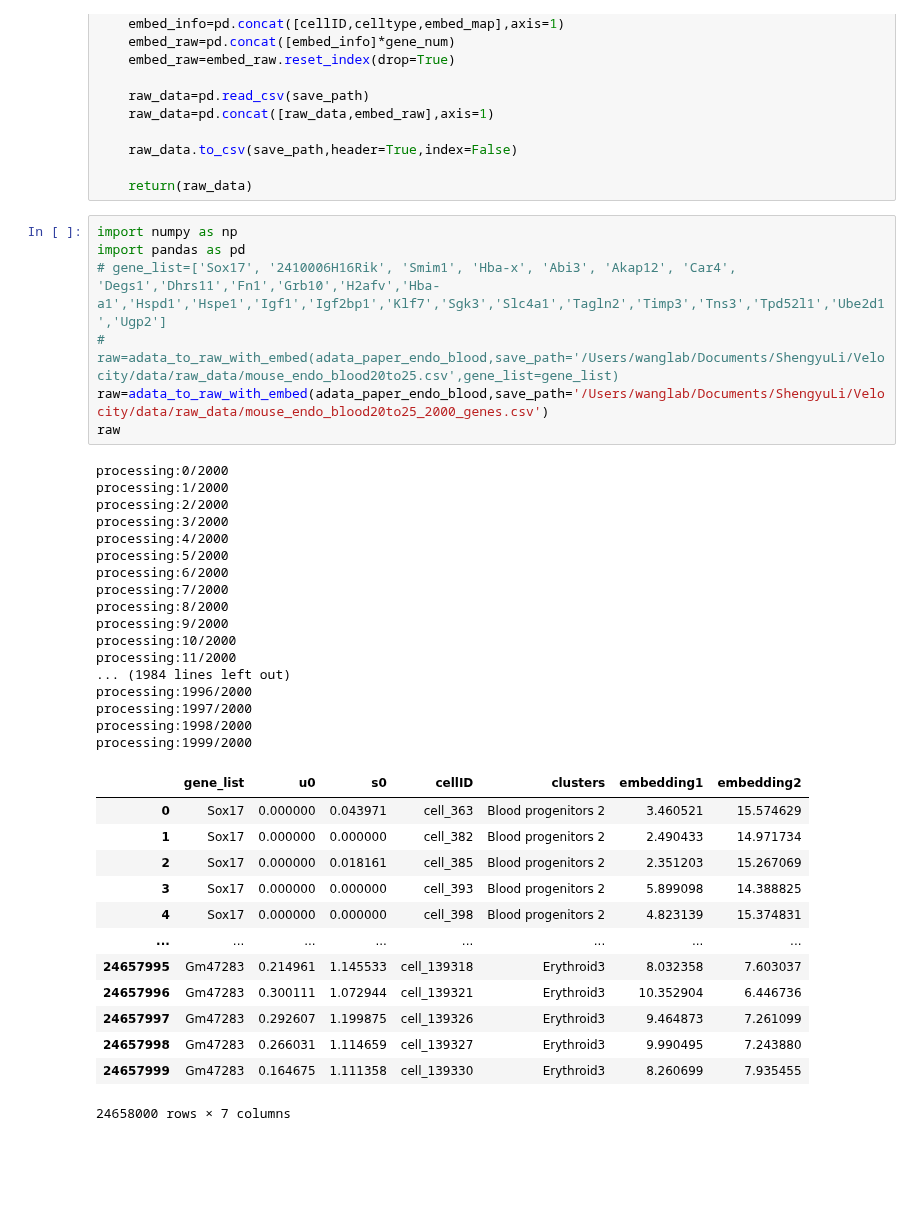
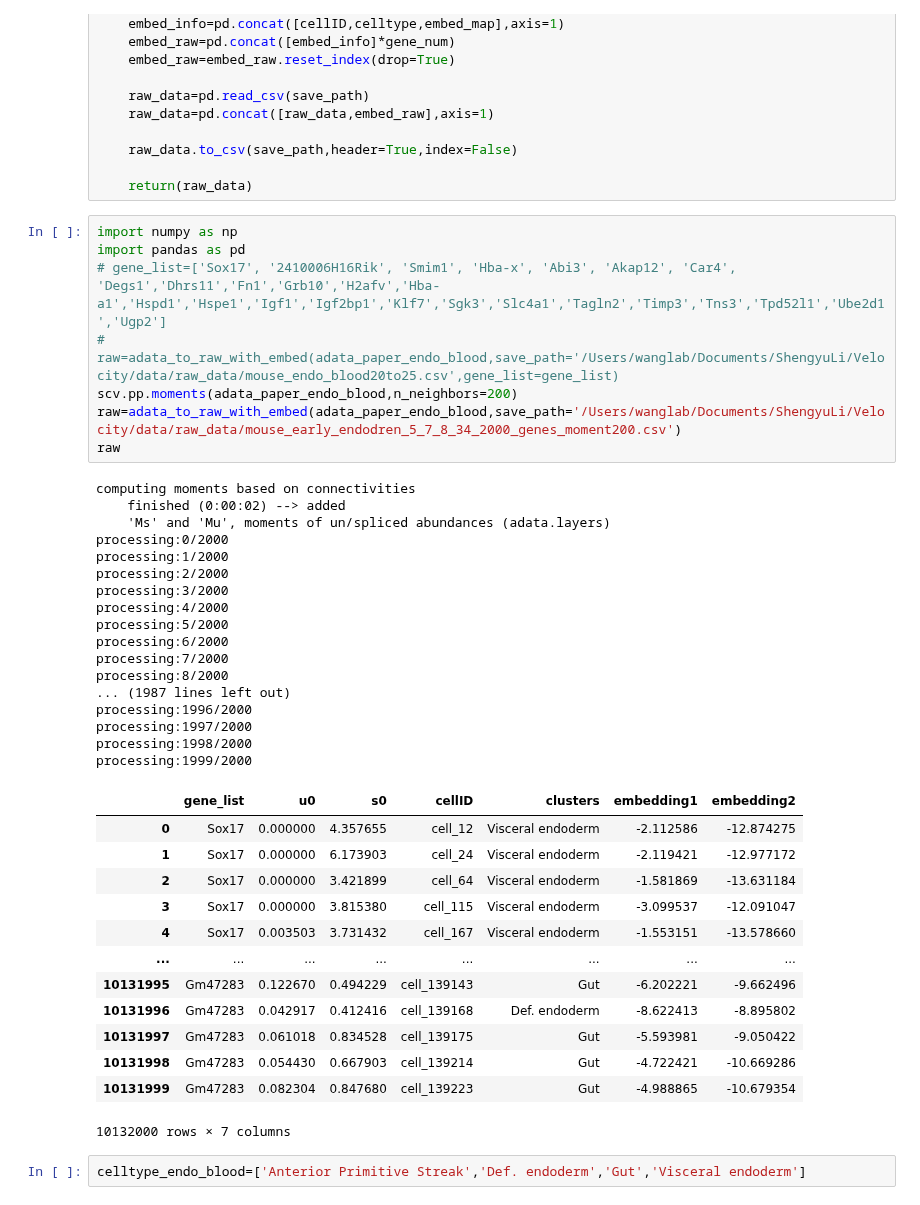
Before and after one commit to GuangyuWangLab2021/cellDancer, a Jupyter notebook: src/analysis_GAS_jmlab_get_early_endoderm.ipynb, the cells around one changed output. Drawn from its saved outputs; the diff is of its cells as text; blank space fills up the shorter version.

```diff
--- a/src/analysis_GAS_jmlab_get_early_endoderm.ipynb
+++ b/src/analysis_GAS_jmlab_get_early_endoderm.ipynb
@@ -185,38 +186,41 @@ def adata_to_raw_with_embed(adata,save_path,gene_list=None):
 # %%
 import numpy as np
 import pandas as pd
 # gene_list=['Sox17', '2410006H16Rik', 'Smim1', 'Hba-x', 'Abi3', 'Akap12', 'Car4', 'Degs1','Dhrs11','Fn1','Grb10','H2afv','Hba-a1','Hspd1','Hspe1','Igf1','Igf2bp1','Klf7','Sgk3','Slc4a1','Tagln2','Timp3','Tns3','Tpd52l1','Ube2d1','Ugp2']
 # raw=adata_to_raw_with_embed(adata_paper_endo_blood,save_path='/Users/wanglab/Documents/ShengyuLi/Velocity/data/raw_data/mouse_endo_blood20to25.csv',gene_list=gene_list)
-raw=adata_to_raw_with_embed(adata_paper_endo_blood,save_path='/Users/wanglab/Documents/ShengyuLi/Velocity/data/raw_data/mouse_endo_blood20to25_2000_genes.csv')
+scv.pp.moments(adata_paper_endo_blood,n_neighbors=200)
+raw=adata_to_raw_with_embed(adata_paper_endo_blood,save_path='/Users/wanglab/Documents/ShengyuLi/Velocity/data/raw_data/mouse_early_endodren_5_7_8_34_2000_genes_moment200.csv')
 raw
 # %% [output]
+computing moments based on connectivities
+    finished (0:00:02) --> added
+    'Ms' and 'Mu', moments of un/spliced abundances (adata.layers)
 processing:0/2000
 processing:1/2000
 processing:2/2000
 processing:3/2000
 processing:4/2000
 processing:5/2000
 processing:6/2000
 processing:7/2000
 processing:8/2000
-processing:9/2000
-processing:10/2000
-processing:11/2000
-... (1984 lines left out)
+... (1987 lines left out)
 processing:1996/2000
 processing:1997/2000
 processing:1998/2000
 processing:1999/2000
 |  | gene_list | u0 | s0 | cellID | clusters | embedding1 | embedding2 |
-| 0 | Sox17 | 0.000000 | 0.043971 | cell_363 | Blood progenitors 2 | 3.460521 | 15.574629 |
-| 1 | Sox17 | 0.000000 | 0.000000 | cell_382 | Blood progenitors 2 | 2.490433 | 14.971734 |
-| 2 | Sox17 | 0.000000 | 0.018161 | cell_385 | Blood progenitors 2 | 2.351203 | 15.267069 |
-| 3 | Sox17 | 0.000000 | 0.000000 | cell_393 | Blood progenitors 2 | 5.899098 | 14.388825 |
-| 4 | Sox17 | 0.000000 | 0.000000 | cell_398 | Blood progenitors 2 | 4.823139 | 15.374831 |
+| 0 | Sox17 | 0.000000 | 4.357655 | cell_12 | Visceral endoderm | -2.112586 | -12.874275 |
+| 1 | Sox17 | 0.000000 | 6.173903 | cell_24 | Visceral endoderm | -2.119421 | -12.977172 |
+| 2 | Sox17 | 0.000000 | 3.421899 | cell_64 | Visceral endoderm | -1.581869 | -13.631184 |
+| 3 | Sox17 | 0.000000 | 3.815380 | cell_115 | Visceral endoderm | -3.099537 | -12.091047 |
+| 4 | Sox17 | 0.003503 | 3.731432 | cell_167 | Visceral endoderm | -1.553151 | -13.578660 |
 | ... | ... | ... | ... | ... | ... | ... | ... |
-| 24657995 | Gm47283 | 0.214961 | 1.145533 | cell_139318 | Erythroid3 | 8.032358 | 7.603037 |
-| 24657996 | Gm47283 | 0.300111 | 1.072944 | cell_139321 | Erythroid3 | 10.352904 | 6.446736 |
-| 24657997 | Gm47283 | 0.292607 | 1.199875 | cell_139326 | Erythroid3 | 9.464873 | 7.261099 |
-| 24657998 | Gm47283 | 0.266031 | 1.114659 | cell_139327 | Erythroid3 | 9.990495 | 7.243880 |
-| 24657999 | Gm47283 | 0.164675 | 1.111358 | cell_139330 | Erythroid3 | 8.260699 | 7.935455 |
+| 10131995 | Gm47283 | 0.122670 | 0.494229 | cell_139143 | Gut | -6.202221 | -9.662496 |
+| 10131996 | Gm47283 | 0.042917 | 0.412416 | cell_139168 | Def. endoderm | -8.622413 | -8.895802 |
+| 10131997 | Gm47283 | 0.061018 | 0.834528 | cell_139175 | Gut | -5.593981 | -9.050422 |
+| 10131998 | Gm47283 | 0.054430 | 0.667903 | cell_139214 | Gut | -4.722421 | -10.669286 |
+| 10131999 | Gm47283 | 0.082304 | 0.847680 | cell_139223 | Gut | -4.988865 | -10.679354 |
-24658000 rows × 7 columns
+10132000 rows × 7 columns
+# %%
+celltype_endo_blood=['Anterior Primitive Streak','Def. endoderm','Gut','Visceral endoderm']
```
Also changed, not shown: parts of 7 cells of this notebook, 2 other files.
